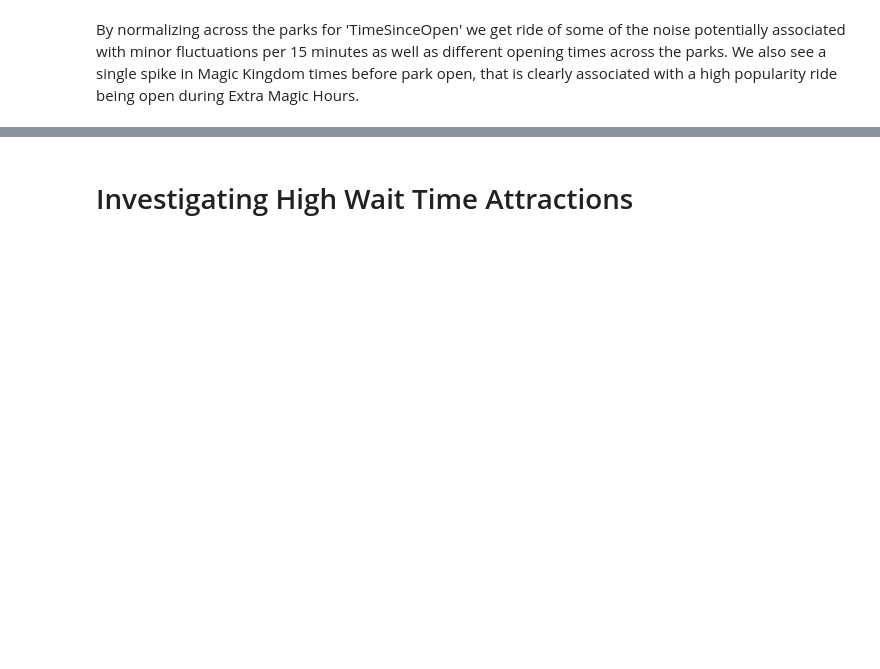
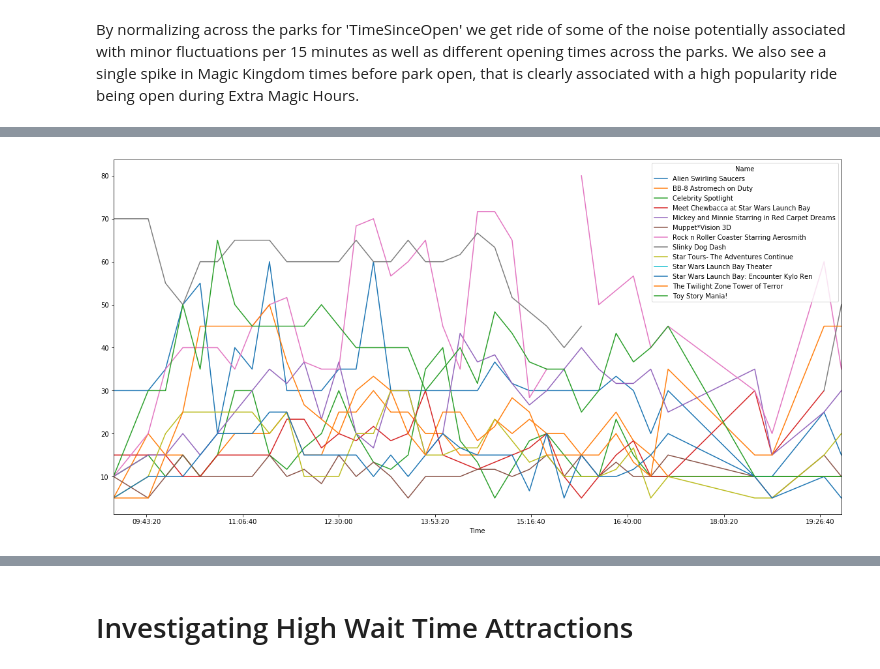
Before and after one commit to ChristopherArnold28/DisneyWaits, a Jupyter notebook: src/ExploratoryAnalysisDisneyWaits.ipynb, the cells around one changed output, grey strips where cells are left out. Drawn from its saved outputs; the diff is of its cells as text; code cells hidden in the pictures; blank space fills up the shorter version.

```diff
--- a/src/ExploratoryAnalysisDisneyWaits.ipynb
+++ b/src/ExploratoryAnalysisDisneyWaits.ipynb
@@ -295,6 +427,8 @@ plt.show()
 # %%
 fig,ax = plt.subplots(figsize = (20,10))
-RideWaits[RideWaits["ParkName"]=="Hollywood Studios"].groupby(['Time','Name'])['Wait'].mean().unstack().plot(ax = ax)
+RideWaits[RideWaits["ParkName"]=="Disneys Hollywood Studios"].groupby(['Time','Name'])['Wait'].mean().unstack().plot(ax = ax)
 plt.show()
+# %% [output]
+[figure, added]
 # %%
 fig,ax = plt.subplots(figsize = (20,10))
```
Also changed, not shown: parts of 58 cells of this notebook, 1 other file.
